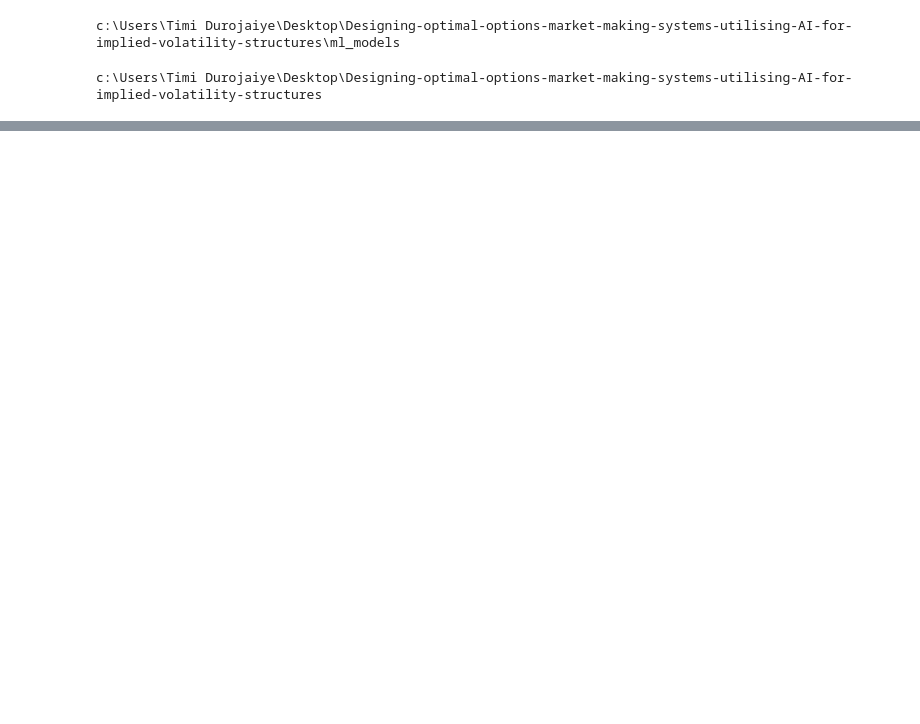
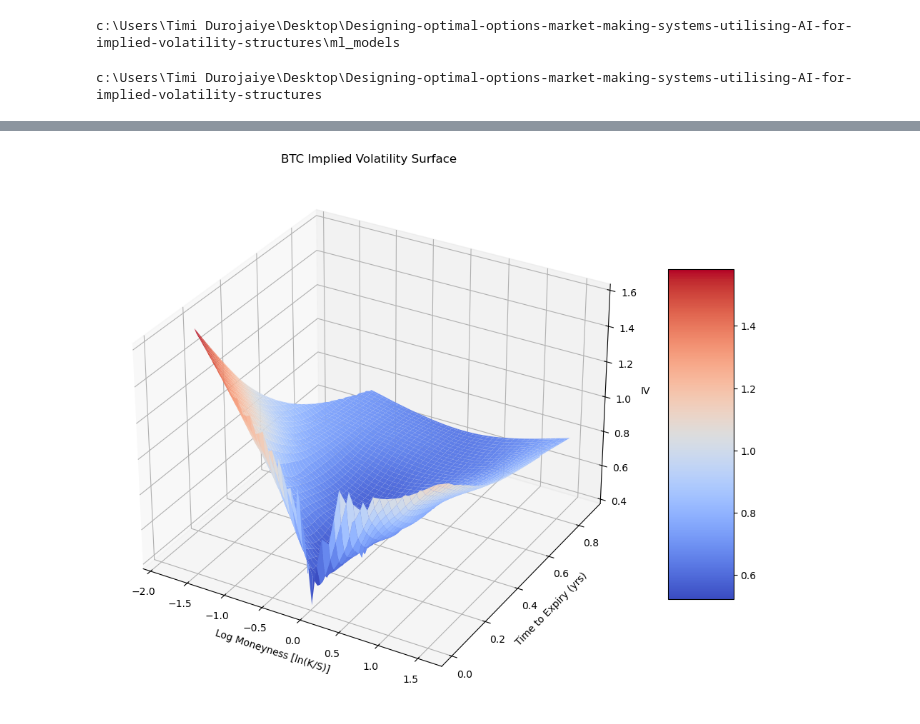
Before and after one commit to Patrick-Durojaiye/Designing-optimal-options-market-making-systems-utilising-AI-for-implied-volatility-structures, a Jupyter notebook: ml_models/svi_param_conv_lstm.ipynb, the cells around one changed output, grey strips where cells are left out. Drawn from its saved outputs; the diff is of its cells as text; code cells hidden in the pictures; blank space fills up the shorter version.

```diff
--- a/ml_models/svi_param_conv_lstm.ipynb
+++ b/ml_models/svi_param_conv_lstm.ipynb
@@ -651,0 +707,5 @@ surface_builder.plot_iv_surface()
+# %%
+surface_builder = SVISurfaceBuilders(parametised_data=parametised_test_data)
+surface_builder.plot_iv_surface(predicted=False)
+# %% [output]
+[figure, added]
```
Also changed, not shown: parts of 75 cells of this notebook, 15 other files.
